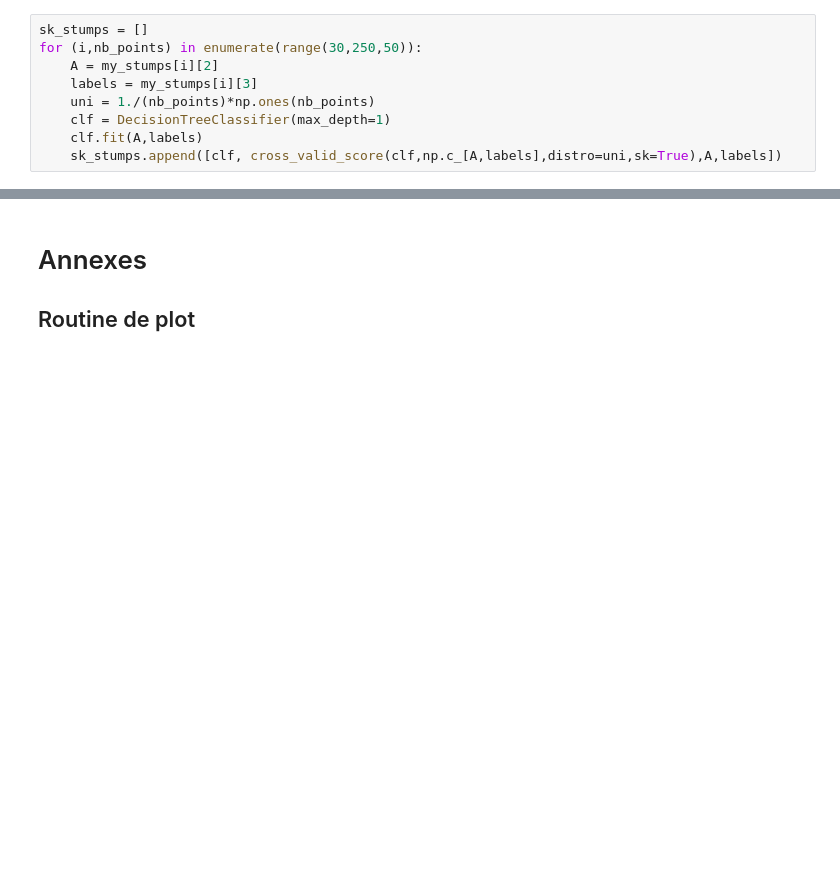
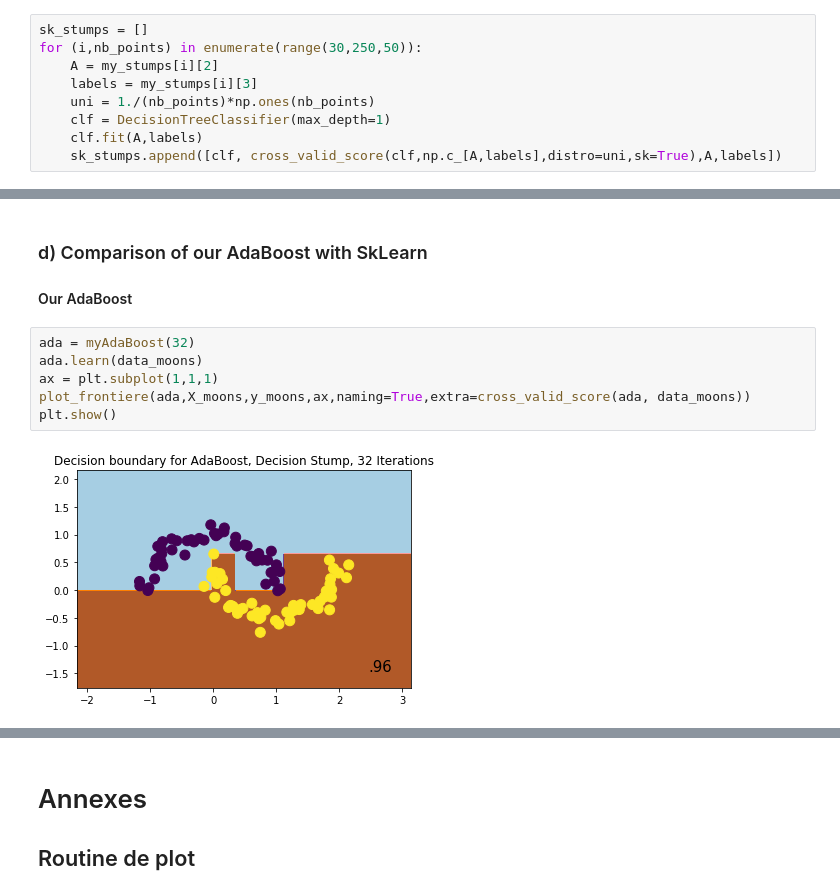
Before and after one commit to cosmo-sterin/M1_ENSL, a Jupyter notebook: ML/TP2/Rendu TP2 Tristan Sterin.ipynb, the cells around one changed output, grey strips where cells are left out. Drawn from its saved outputs; the diff is of its cells as text; blank space fills up the shorter version.

```diff
--- a/ML/TP2/Rendu TP2 Tristan Sterin.ipynb
+++ b/ML/TP2/Rendu TP2 Tristan Sterin.ipynb
@@ -391,0 +453,11 @@ cross_valid_score(clf,np.c_[A,labels],uni,sk=True)
+# %% [markdown]
+### d) Comparison of our AdaBoost with SkLearn
+#### Our AdaBoost
+# %%
+ada = myAdaBoost(32)
+ada.learn(data_moons)
+ax = plt.subplot(1,1,1)
+plot_frontiere(ada,X_moons,y_moons,ax,naming=True,extra=cross_valid_score(ada, data_moons))
+plt.show()
+# %% [output]
+[figure, added]
```
Also changed, not shown: parts of 43 cells of this notebook, 1 other file.
